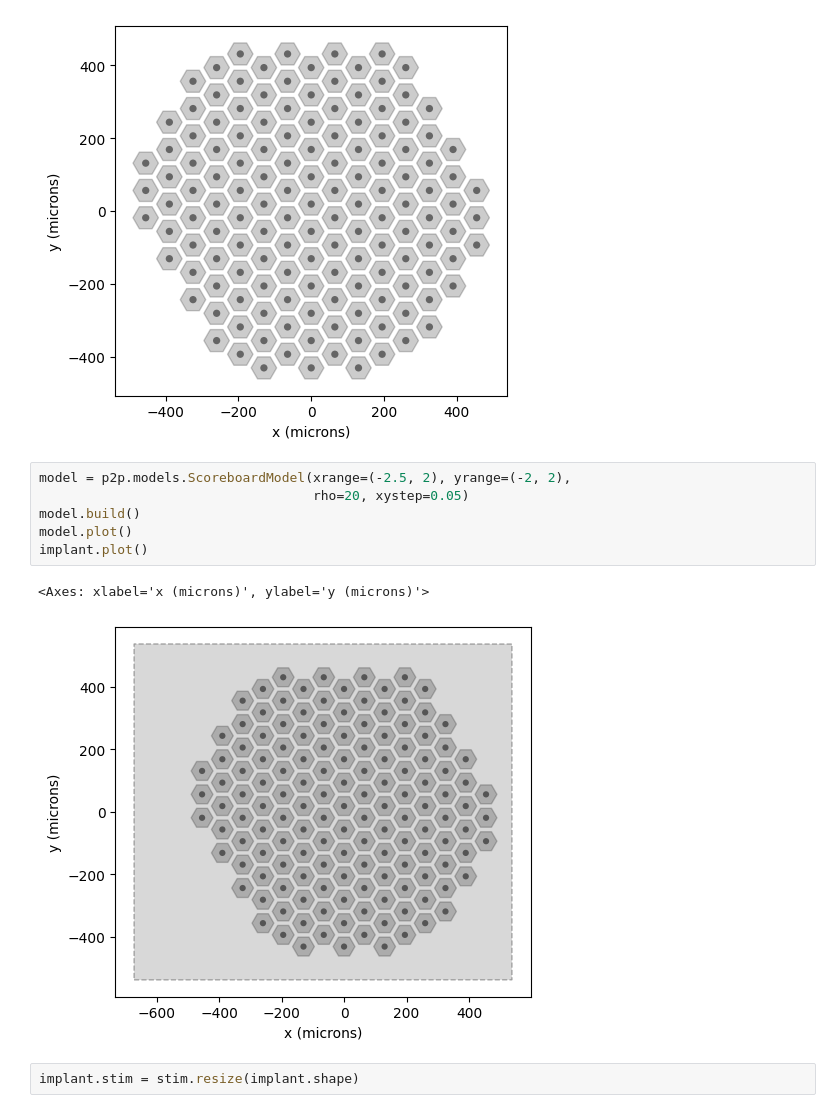
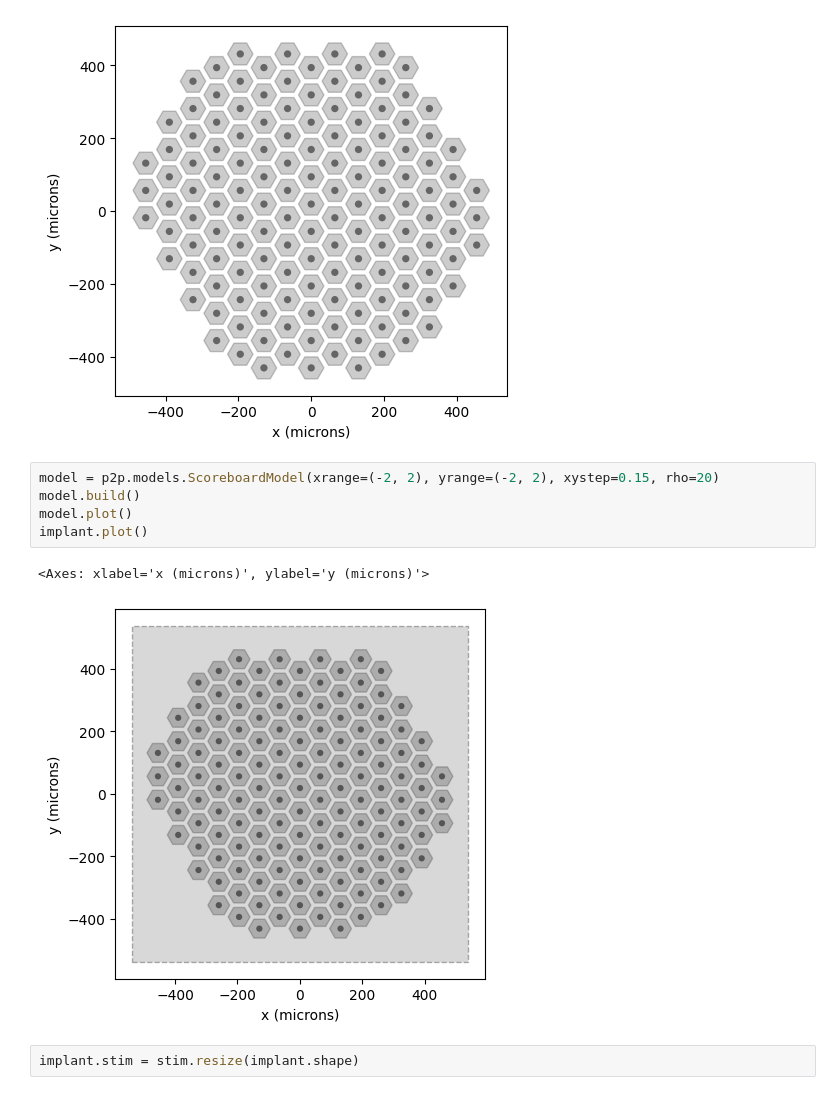
Before and after one commit to realmatthewpeng/percept, a Jupyter notebook: percept_gen_test.ipynb, the cells around one changed output. Drawn from its saved outputs; the diff is of its cells as text.

```diff
--- a/tester.ipynb
+++ b/percept_gen_test.ipynb
@@ -35,14 +61,13 @@ implant.plot()
 <Axes: xlabel='x (microns)', ylabel='y (microns)'>
 [figure]
 # %%
-model = p2p.models.ScoreboardModel(xrange=(-2.5, 2), yrange=(-2, 2),
-                                   rho=20, xystep=0.05)
+model = p2p.models.ScoreboardModel(xrange=(-2, 2), yrange=(-2, 2), xystep=0.15, rho=20)
 model.build()
 model.plot()
 implant.plot()
 # %% [output]
 <Axes: xlabel='x (microns)', ylabel='y (microns)'>
-[figure, old version]
+[figure, new version]
 # %%
 implant.stim = stim.resize(implant.shape)
 # %%
```
Also changed, not shown: parts of 10 cells of this notebook, 3 other files.
